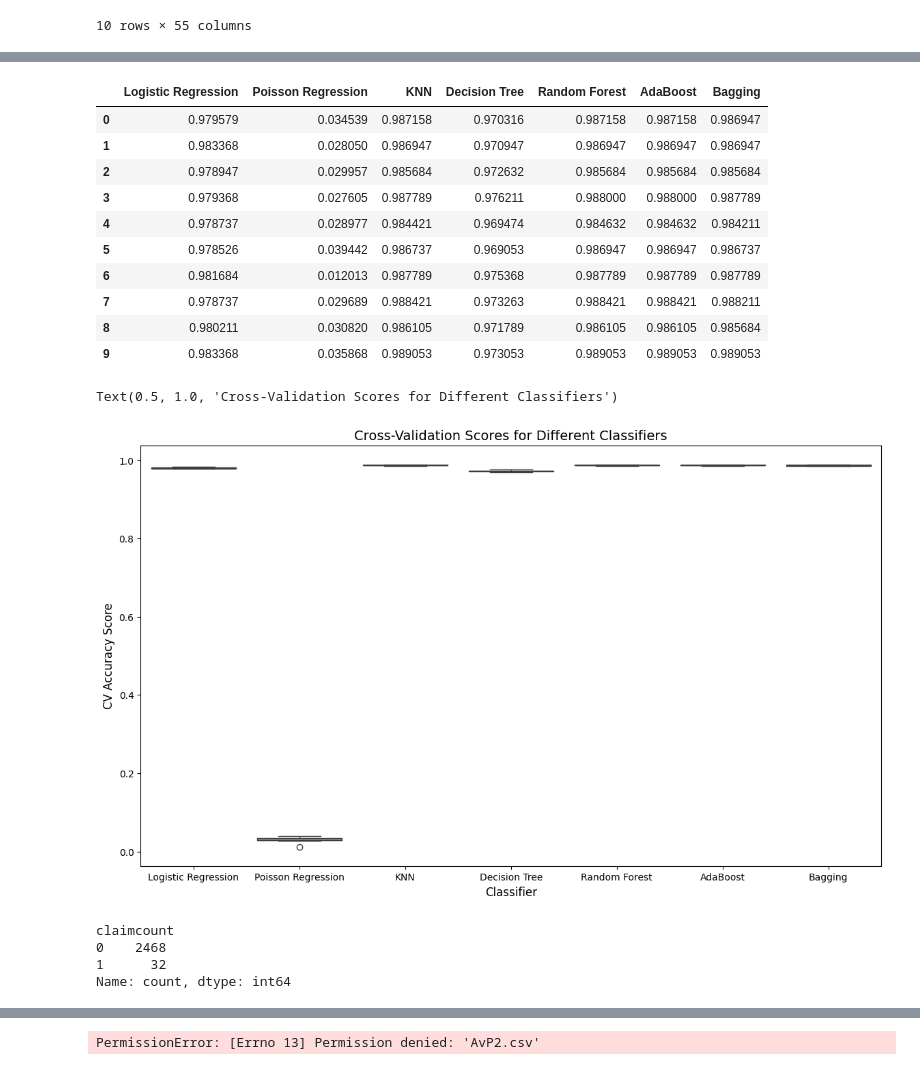
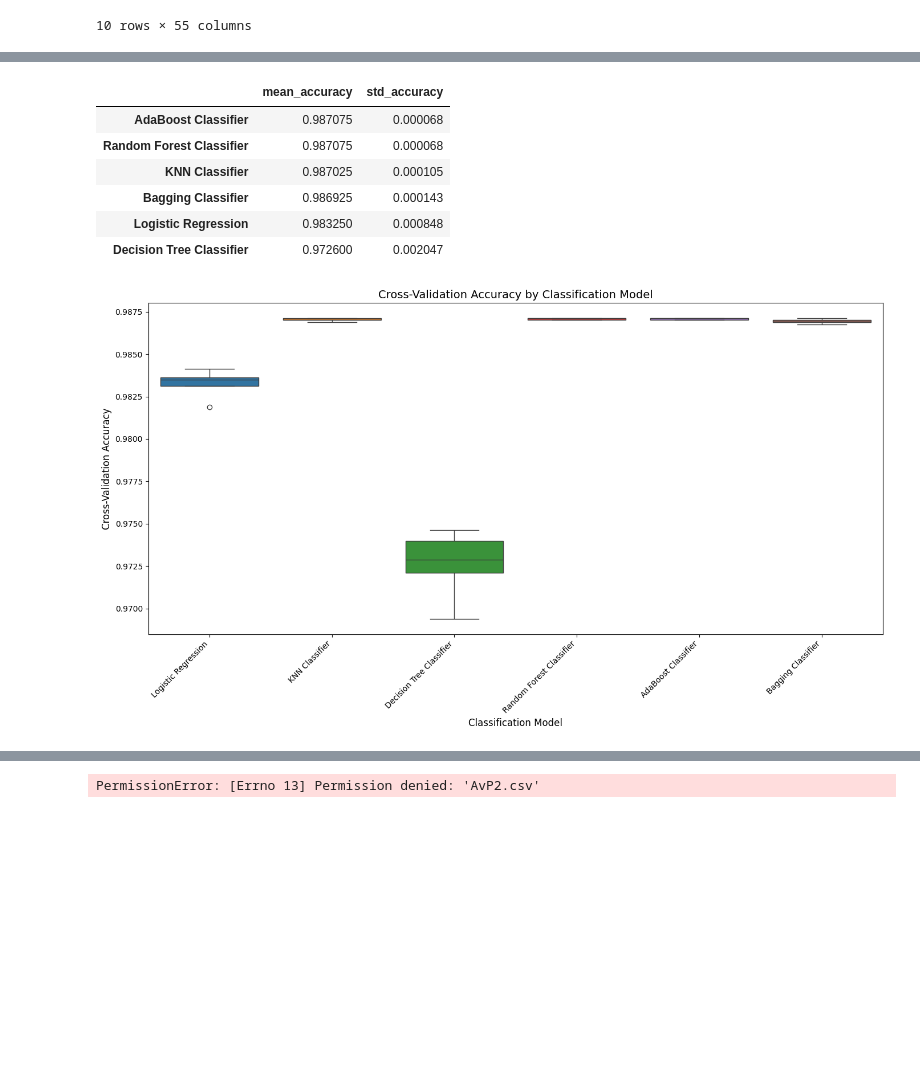
Before and after one commit to HarmonicHarm/mcmcoopwrkshp, a Jupyter notebook: workshop_v3.ipynb, the cells around one changed output, grey strips where cells are left out. Cells and saved outputs as stored; diff of their text form; code cells hidden in the pictures; blank space fills up the shorter version.

```diff
--- a/workshop_v3.ipynb
+++ b/workshop_v3.ipynb
@@ -137,4 +98,0 @@ vif_df
-# %%
-Xm2.drop(['location_Brampton', 'ownership_financed', 'occupation_not provided', 'marital_status_not provided', 'car_model_Audi'], axis=1, inplace=True)
-vif_df = calculate_vif(Xm2.head(110))
-vif_df
@@ -213,13 +305,14 @@ KeyboardInterrupt:
 # %%
-# Create KFold object with 10 folds
-kf = KFold(n_splits=10, shuffle=True, random_state=42)
+# Create StratifiedKFold object with 10 folds
+kf = StratifiedKFold(n_splits=5, shuffle=True, random_state=42)
 
 # Dictionary to store results
-results = {}
+cresults = {}
 
 # Evaluate each classifier using cross-validation
-for clf_name, clf in clfs:
-    cv_scores = cross_val_score(clf, X_train, Y_train, cv=kf)
-    results[clf_name] = cv_scores
+for clf_name, clf in classification_models:
+    cv_scores = cross_val_score(clf, X_train, y_train, cv=kf, scoring='accuracy', n_jobs=-1)
+    cresults[clf_name] = cv_scores
 
-cv_scores_df = pd.DataFrame(results)
+cv_scores_df = pd.DataFrame(cresults)
+cv_scores_df
@@ -237,33 +326,31 @@ dtype: float64
-# %%
-cv_scores_df
-# %% [output]
-|  | Logistic Regression | Poisson Regression | KNN | Decision Tree | Random Forest | AdaBoost | Bagging |
-| 0 | 0.979579 | 0.034539 | 0.987158 | 0.970316 | 0.987158 | 0.987158 | 0.986947 |
-| 1 | 0.983368 | 0.028050 | 0.986947 | 0.970947 | 0.986947 | 0.986947 | 0.986947 |
-| 2 | 0.978947 | 0.029957 | 0.985684 | 0.972632 | 0.985684 | 0.985684 | 0.985684 |
-| 3 | 0.979368 | 0.027605 | 0.987789 | 0.976211 | 0.988000 | 0.988000 | 0.987789 |
-| 4 | 0.978737 | 0.028977 | 0.984421 | 0.969474 | 0.984632 | 0.984632 | 0.984211 |
-| 5 | 0.978526 | 0.039442 | 0.986737 | 0.969053 | 0.986947 | 0.986947 | 0.986737 |
-| 6 | 0.981684 | 0.012013 | 0.987789 | 0.975368 | 0.987789 | 0.987789 | 0.987789 |
-| 7 | 0.978737 | 0.029689 | 0.988421 | 0.973263 | 0.988421 | 0.988421 | 0.988211 |
-| 8 | 0.980211 | 0.030820 | 0.986105 | 0.971789 | 0.986105 | 0.986105 | 0.985684 |
-| 9 | 0.983368 | 0.035868 | 0.989053 | 0.973053 | 0.989053 | 0.989053 | 0.989053 |
+# %%
+cv_summary = pd.DataFrame({
+    "mean_accuracy": cv_scores_df.mean(),
+    "std_accuracy": cv_scores_df.std()
+}).sort_values("mean_accuracy", ascending=False)
+
+cv_summary
+# %% [output]
+|  | mean_accuracy | std_accuracy |
+| AdaBoost Classifier | 0.987075 | 0.000068 |
+| Random Forest Classifier | 0.987075 | 0.000068 |
+| KNN Classifier | 0.987025 | 0.000105 |
+| Bagging Classifier | 0.986925 | 0.000143 |
+| Logistic Regression | 0.983250 | 0.000848 |
+| Decision Tree Classifier | 0.972600 | 0.002047 |
 # %%
-# Plot scores
+# Plot cross-validation accuracy scores for each classification model
+
 fig, ax = plt.subplots(figsize=(14, 8))
-sb.boxplot(cv_scores_df)
 
-# Add axis labels
-ax.set_xlabel('Classifier', fontsize=12)
-ax.set_ylabel('CV Accuracy Score', fontsize=12)
-ax.set_title('Cross-Validation Scores for Different Classifiers', fontsize=14)
+sb.boxplot(data=cv_scores_df, ax=ax)
+
+ax.set_xlabel("Classification Model", fontsize=12)
+ax.set_ylabel("Cross-Validation Accuracy", fontsize=12)
+ax.set_title("Cross-Validation Accuracy by Classification Model", fontsize=14)
+
+plt.xticks(rotation=45, ha="right")
+plt.tight_layout()
+plt.show()
 # %% [output]
-Text(0.5, 1.0, 'Cross-Validation Scores for Different Classifiers')
-[figure, old version]
+[figure, new version]
-# %%
-pd.Series(Y_test).value_counts()
-# %% [output]
-claimcount
-0    2468
-1      32
-Name: count, dtype: int64
```
Also changed, not shown: parts of 27 cells of this notebook.
